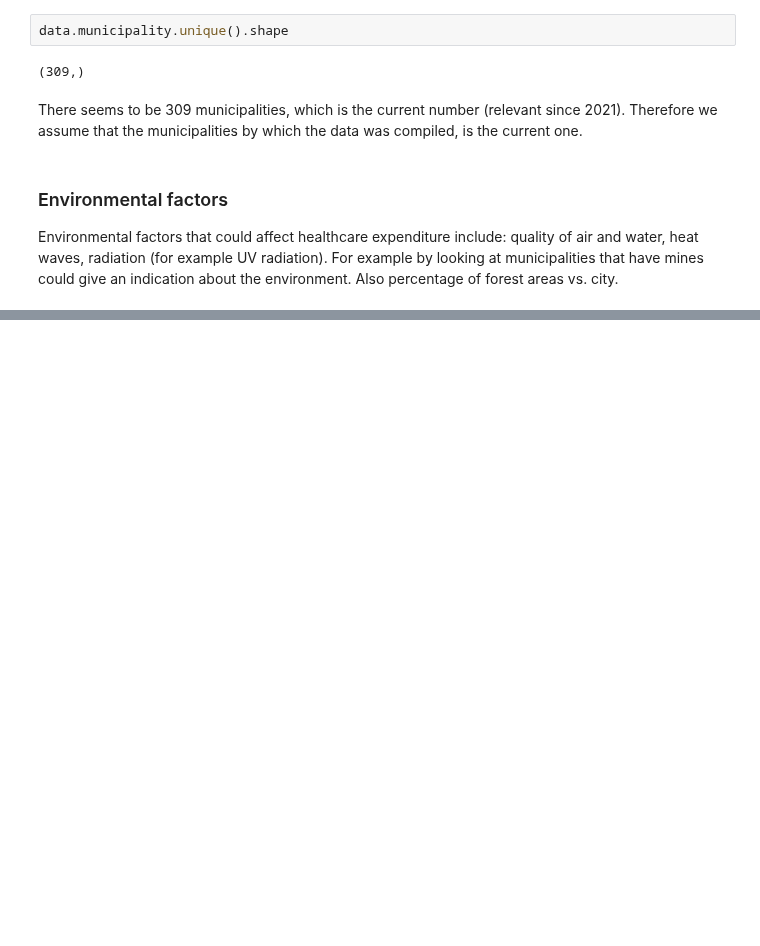
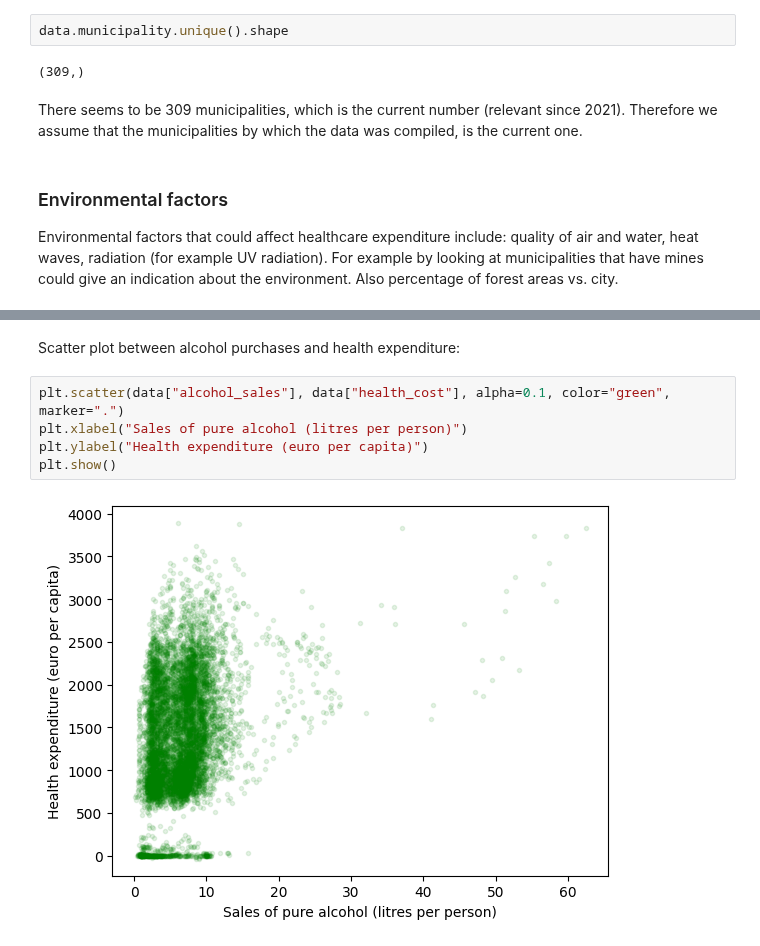
Before and after one commit to AnnaKuokkanen/DataScienceIntro, a Jupyter notebook: intro_to_data_project.ipynb, the cells around one changed output, grey strips where cells are left out. Drawn from its saved outputs; the diff is of its cells as text; blank space fills up the shorter version.

```diff
--- a/intro_to_data_project.ipynb
+++ b/intro_to_data_project.ipynb
@@ -174,0 +172,9 @@ Some scatter plots to see the relationships between predictors:
+# %% [markdown]
+Scatter plot between alcohol purchases and health expenditure:
+# %%
+plt.scatter(data["alcohol_sales"], data["health_cost"], alpha=0.1, color="green", marker=".")
+plt.xlabel("Sales of pure alcohol (litres per person)")
+plt.ylabel("Health expenditure (euro per capita)")
+plt.show()
+# %% [output]
+[figure, added]
```
Also changed, not shown: parts of 7 cells of this notebook.
